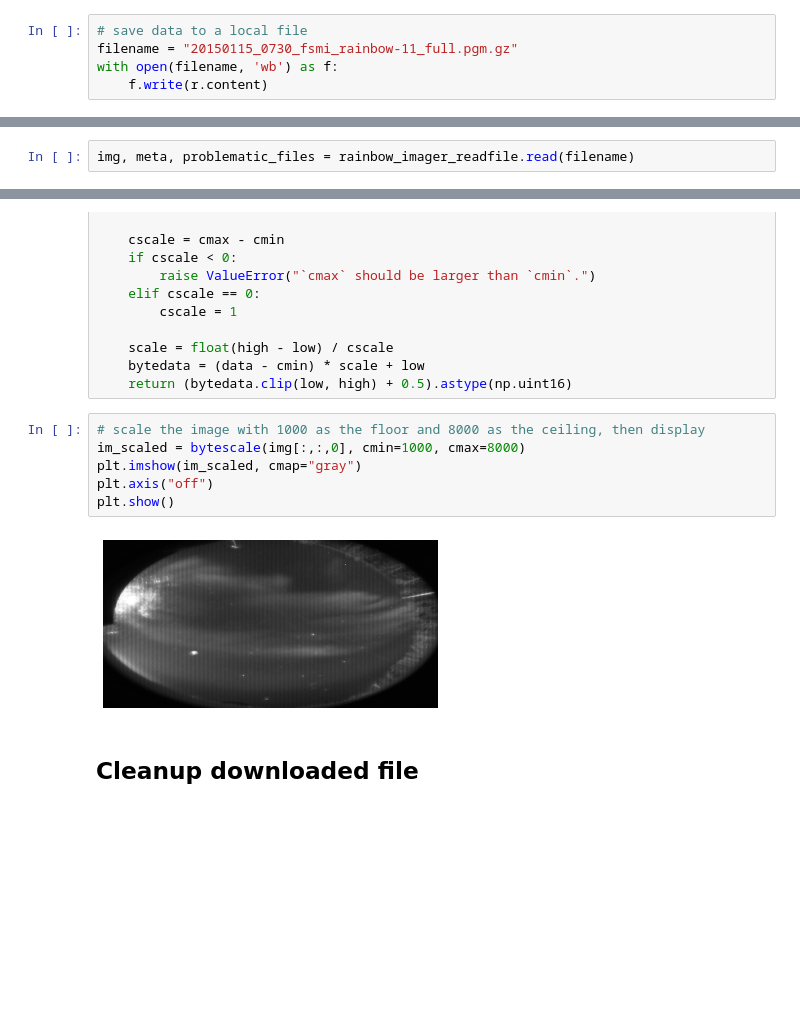
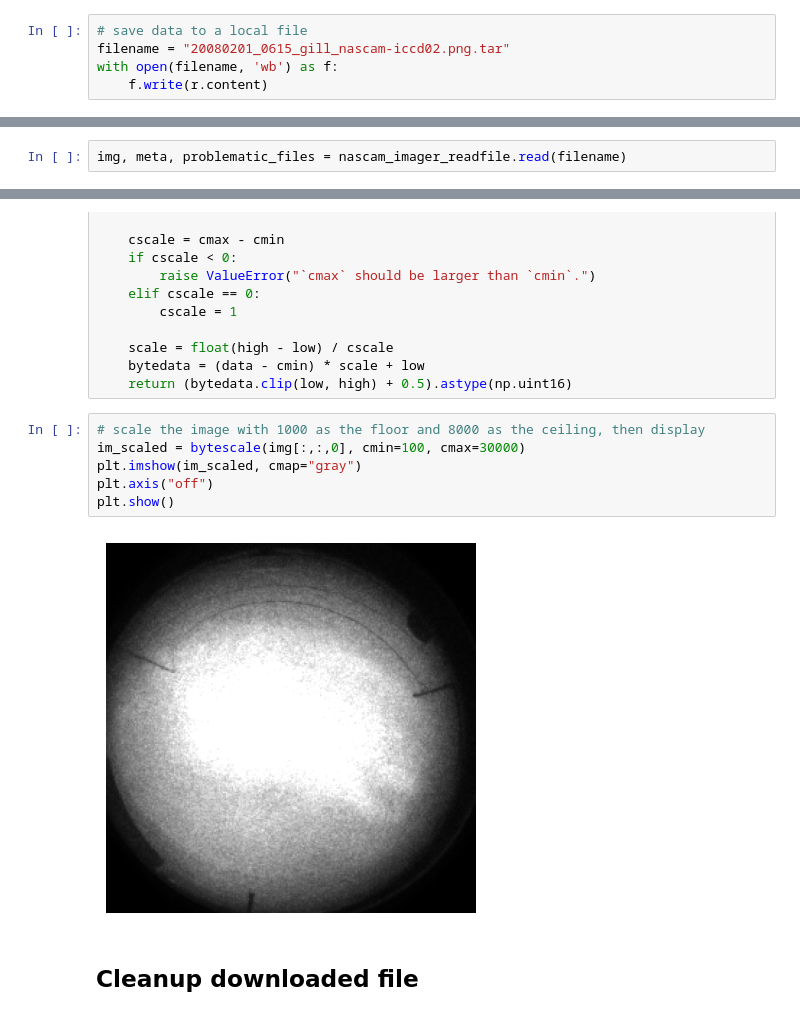
Before and after one commit to ucalgary-aurora/nascam-imager-readfile, a Jupyter notebook: python/examples/read_nascam_data.ipynb, the cells around one changed output, grey strips where cells are left out. Cells and saved outputs as stored; diff of their text form; blank space fills up the shorter version.

```diff
--- a/python/examples/read_nascam_data.ipynb
+++ b/python/examples/read_nascam_data.ipynb
@@ -12,7 +12,7 @@ url = "https://data.phys.ucalgary.ca/sort_by_project/NORSTAR/nascam-msi/stream0.
 r = requests.get(url)
 # %%
 # save data to a local file
-filename = "20150115_0730_fsmi_rainbow-11_full.pgm.gz"
+filename = "20080201_0615_gill_nascam-iccd02.png.tar"
 with open(filename, 'wb') as f:
     f.write(r.content)
 # %% [markdown]
@@ -22,5 +22,5 @@ import rainbow_imager_readfile
 # %%
-img, meta, problematic_files = rainbow_imager_readfile.read(filename)
+img, meta, problematic_files = nascam_imager_readfile.read(filename)
 # %%
 # the imager takes a picture every 6 seconds, so a 1-minute file usually contains 10 images
 print("Image dimensions: %d x %d" % (img.shape[0], img.shape[1]))
@@ -101,12 +90,12 @@ def bytescale(data, cmin=None, cmax=None, high=65535, low=0):
     return (bytedata.clip(low, high) + 0.5).astype(np.uint16)
 # %%
 # scale the image with 1000 as the floor and 8000 as the ceiling, then display
-im_scaled = bytescale(img[:,:,0], cmin=1000, cmax=8000)
+im_scaled = bytescale(img[:,:,0], cmin=100, cmax=30000)
 plt.imshow(im_scaled, cmap="gray")
 plt.axis("off")
 plt.show()
 # %% [output]
-[figure, old version]
+[figure, new version]
 # %% [markdown]
 ## Cleanup downloaded file
 # %%
```
Also changed, not shown: parts of 6 cells of this notebook, 8 other files.
